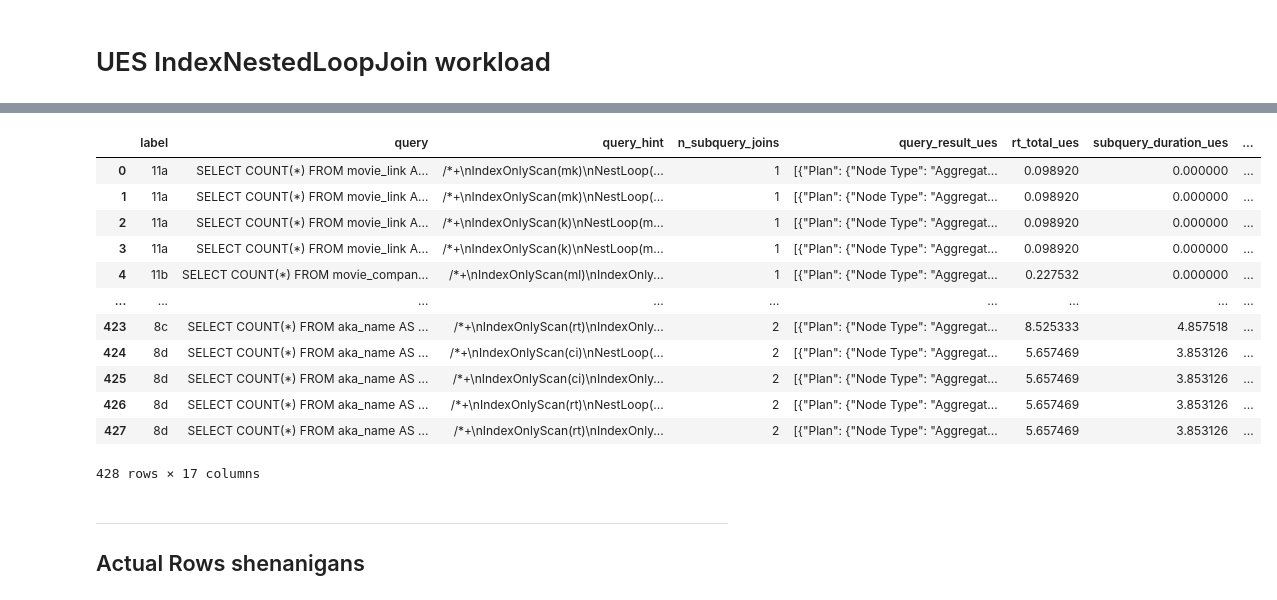
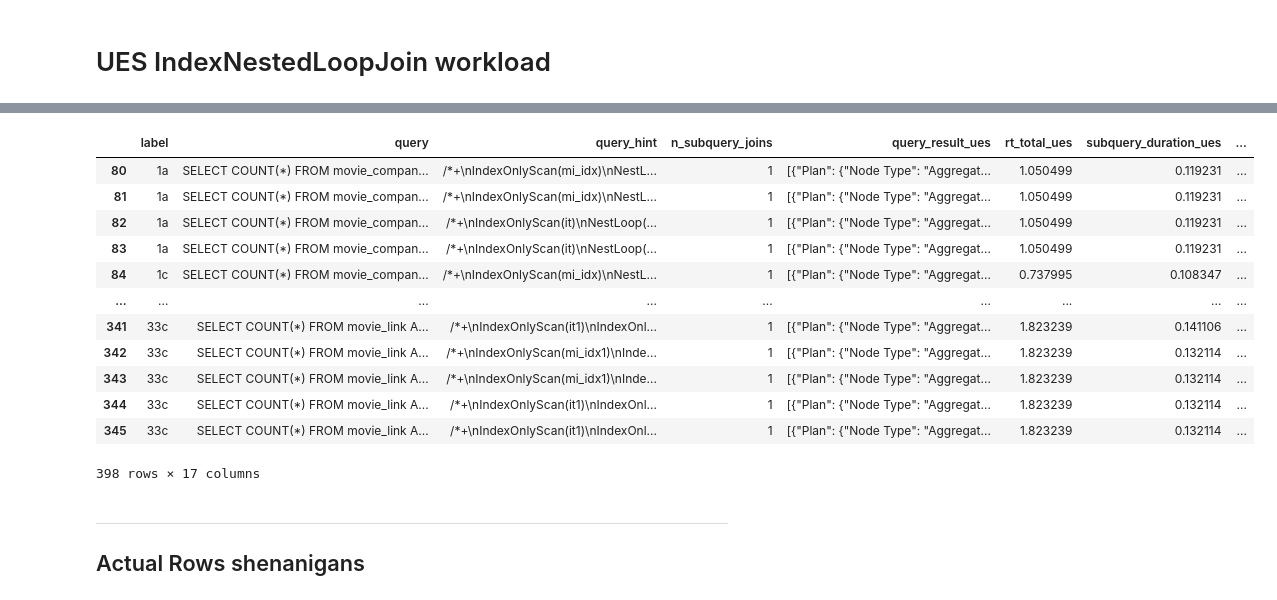
Before and after one commit to rbergm/PostBOUND, a Jupyter notebook: ues/UES_IdxNLJ.ipynb, the cells around one changed output, grey strips where cells are left out. Drawn from its saved outputs; the diff is of its cells as text; code cells hidden in the pictures.

Commit message:
[WIP] Adapt IdxNLJ eval to unified workload result structure
Not all figures are ready yet and most likely not all figures will be
necessary. Some more adaptions have to carried out if necessary.

```diff
--- a/ues/UES_IdxNLJ.ipynb
+++ b/ues/UES_IdxNLJ.ipynb
@@ -23,24 +23,24 @@ df_idxnlj_allnlj_pkidx_full = pd.read_csv("workloads/job-ues-results-idxnlj-alln
 df_base = selection.best_query_repetition(df_base_full, "label", performance_col="query_rt_total")
 df_base["workload"] = "ues"
 
-df_idxnlj_base = selection.best_query_repetition(df_idxnlj_base_full, "label", performance_col="query_rt_total")
-df_idxnlj_base["workload"] = "ues_idxnlj"
-df_idxnlj_base["nlj_scope"] = "inner"
-df_idxnlj_base["indexed"] = "foreign_key"
+df_idxnlj_fk_first = selection.best_query_repetition(df_idxnlj_fk_first, "label", performance_col="query_rt_total")
+df_idxnlj_fk_first["workload"] = "ues_idxnlj"
+df_idxnlj_fk_first["nlj_scope"] = "inner"
+df_idxnlj_fk_first["indexed"] = "foreign_key"
 
-df_idxnlj_allnlj = selection.best_query_repetition(df_idxnlj_allnlj_full, "label", performance_col="query_rt_total")
-df_idxnlj_allnlj["workload"] = "ues_idxnlj"
-df_idxnlj_allnlj["nlj_scope"] = "full"
-df_idxnlj_allnlj["indexed"] = "foreign_key"
+df_idxnlj_fk_all = selection.best_query_repetition(df_idxnlj_fk_all, "label", performance_col="query_rt_total")
+df_idxnlj_fk_all["workload"] = "ues_idxnlj"
+df_idxnlj_fk_all["nlj_scope"] = "full"
+df_idxnlj_fk_all["indexed"] = "foreign_key"
 
-df_idxnlj_pkidx = selection.best_query_repetition(df_idxnlj_pkidx_full, "label", performance_col="query_rt_total")
-df_idxnlj_pkidx["workload"] = "ues_idxnlj"
-df_idxnlj_pkidx["nlj_scope"] = "inner"
-df_idxnlj_pkidx["indexed"] = "primary_key"
+df_idxnlj_pk_first = selection.best_query_repetition(df_idxnlj_pk_first, "label", performance_col="query_rt_total")
+df_idxnlj_pk_first["workload"] = "ues_idxnlj"
+df_idxnlj_pk_first["nlj_scope"] = "inner"
+df_idxnlj_pk_first["indexed"] = "primary_key"
 
-df_idxnlj_allnlj_pkidx = selection.best_query_repetition(df_idxnlj_allnlj_pkidx_full, "label", performance_col="query_rt_total")
-df_idxnlj_allnlj_pkidx["workload"] = "ues_idxnlj"
-df_idxnlj_allnlj_pkidx["nlj_scope"] = "full"
-df_idxnlj_allnlj_pkidx["indexed"] = "primary_key"
+df_idxnlj_pk_all = selection.best_query_repetition(df_idxnlj_pk_all, "label", performance_col="query_rt_total")
+df_idxnlj_pk_all["workload"] = "ues_idxnlj"
+df_idxnlj_pk_all["nlj_scope"] = "full"
+df_idxnlj_pk_all["indexed"] = "primary_key"
 
-df_idxnlj = pd.concat([df_idxnlj_base, df_idxnlj_allnlj, df_idxnlj_pkidx, df_idxnlj_allnlj_pkidx])
+df_idxnlj = pd.concat([df_idxnlj_fk_first, df_idxnlj_fk_all, df_idxnlj_pk_first, df_idxnlj_pk_all])
@@ -139,31 +102,32 @@ subquery_features["n_subquery_joins"] = subquery_features.subquery.apply(lambda
 # %%
 df_export = subquery_features[
     ["label", "query", "query_hint", "n_subquery_joins",
      "query_result_ues", "rt_total_ues", "subquery_duration_ues", "subquery_pruned_ues",
      "nlj_scope", "indexed", "query_result_idxnlj", "rt_total_idxnlj", "subquery_duration_idxnlj", "subquery_pruned_idxnlj",
      "subquery_outgoing_tuples", "subquery_idxlookup_tuples", "subquery_scanned_tuples"
     ]
 ].copy()
 
 df_export["query_result_ues"] = df_export["query_result_ues"].apply(json.dumps)
 df_export["query_result_idxnlj"] = df_export["query_result_idxnlj"].apply(json.dumps)
+df_export = selection.reorder(df_export)
 
-df_export.to_csv("workloads/job-ues-features-idxnlj.csv", index=False)
+df_export.to_csv("workloads/job-ues-eval-idxnlj.csv", index=False)
 df_export
 # %% [output]
 |  | label | query | query_hint | n_subquery_joins | query_result_ues | rt_total_ues | subquery_duration_ues | ... |
-| 0 | 11a | SELECT COUNT(*) FROM movie_link A... | /*+\nIndexOnlyScan(mk)\nNestLoop(... | 1 | [{"Plan": {"Node Type": "Aggregat... | 0.098920 | 0.000000 | ... |
-| 1 | 11a | SELECT COUNT(*) FROM movie_link A... | /*+\nIndexOnlyScan(mk)\nNestLoop(... | 1 | [{"Plan": {"Node Type": "Aggregat... | 0.098920 | 0.000000 | ... |
-| 2 | 11a | SELECT COUNT(*) FROM movie_link A... | /*+\nIndexOnlyScan(k)\nNestLoop(m... | 1 | [{"Plan": {"Node Type": "Aggregat... | 0.098920 | 0.000000 | ... |
-| 3 | 11a | SELECT COUNT(*) FROM movie_link A... | /*+\nIndexOnlyScan(k)\nNestLoop(m... | 1 | [{"Plan": {"Node Type": "Aggregat... | 0.098920 | 0.000000 | ... |
-| 4 | 11b | SELECT COUNT(*) FROM movie_compan... | /*+\nIndexOnlyScan(ml)\nIndexOnly... | 1 | [{"Plan": {"Node Type": "Aggregat... | 0.227532 | 0.000000 | ... |
+| 80 | 1a | SELECT COUNT(*) FROM movie_compan... | /*+\nIndexOnlyScan(mi_idx)\nNestL... | 1 | [{"Plan": {"Node Type": "Aggregat... | 1.050499 | 0.119231 | ... |
+| 81 | 1a | SELECT COUNT(*) FROM movie_compan... | /*+\nIndexOnlyScan(mi_idx)\nNestL... | 1 | [{"Plan": {"Node Type": "Aggregat... | 1.050499 | 0.119231 | ... |
+| 82 | 1a | SELECT COUNT(*) FROM movie_compan... | /*+\nIndexOnlyScan(it)\nNestLoop(... | 1 | [{"Plan": {"Node Type": "Aggregat... | 1.050499 | 0.119231 | ... |
+| 83 | 1a | SELECT COUNT(*) FROM movie_compan... | /*+\nIndexOnlyScan(it)\nNestLoop(... | 1 | [{"Plan": {"Node Type": "Aggregat... | 1.050499 | 0.119231 | ... |
+| 84 | 1c | SELECT COUNT(*) FROM movie_compan... | /*+\nIndexOnlyScan(mi_idx)\nNestL... | 1 | [{"Plan": {"Node Type": "Aggregat... | 0.737995 | 0.108347 | ... |
 | ... | ... | ... | ... | ... | ... | ... | ... | ... |
-| 423 | 8c | SELECT COUNT(*) FROM aka_name AS ... | /*+\nIndexOnlyScan(rt)\nIndexOnly... | 2 | [{"Plan": {"Node Type": "Aggregat... | 8.525333 | 4.857518 | ... |
-| 424 | 8d | SELECT COUNT(*) FROM aka_name AS ... | /*+\nIndexOnlyScan(ci)\nNestLoop(... | 2 | [{"Plan": {"Node Type": "Aggregat... | 5.657469 | 3.853126 | ... |
-| 425 | 8d | SELECT COUNT(*) FROM aka_name AS ... | /*+\nIndexOnlyScan(ci)\nIndexOnly... | 2 | [{"Plan": {"Node Type": "Aggregat... | 5.657469 | 3.853126 | ... |
-| 426 | 8d | SELECT COUNT(*) FROM aka_name AS ... | /*+\nIndexOnlyScan(rt)\nNestLoop(... | 2 | [{"Plan": {"Node Type": "Aggregat... | 5.657469 | 3.853126 | ... |
-| 427 | 8d | SELECT COUNT(*) FROM aka_name AS ... | /*+\nIndexOnlyScan(rt)\nIndexOnly... | 2 | [{"Plan": {"Node Type": "Aggregat... | 5.657469 | 3.853126 | ... |
+| 341 | 33c | SELECT COUNT(*) FROM movie_link A... | /*+\nIndexOnlyScan(it1)\nIndexOnl... | 1 | [{"Plan": {"Node Type": "Aggregat... | 1.823239 | 0.141106 | ... |
+| 342 | 33c | SELECT COUNT(*) FROM movie_link A... | /*+\nIndexOnlyScan(mi_idx1)\nInde... | 1 | [{"Plan": {"Node Type": "Aggregat... | 1.823239 | 0.132114 | ... |
+| 343 | 33c | SELECT COUNT(*) FROM movie_link A... | /*+\nIndexOnlyScan(mi_idx1)\nInde... | 1 | [{"Plan": {"Node Type": "Aggregat... | 1.823239 | 0.132114 | ... |
+| 344 | 33c | SELECT COUNT(*) FROM movie_link A... | /*+\nIndexOnlyScan(it1)\nIndexOnl... | 1 | [{"Plan": {"Node Type": "Aggregat... | 1.823239 | 0.132114 | ... |
+| 345 | 33c | SELECT COUNT(*) FROM movie_link A... | /*+\nIndexOnlyScan(it1)\nIndexOnl... | 1 | [{"Plan": {"Node Type": "Aggregat... | 1.823239 | 0.132114 | ... |
-428 rows × 17 columns
+398 rows × 17 columns
 # %% [markdown]
 ---
 
```
Also changed, not shown: parts of 8 cells of this notebook, 2 other files.
